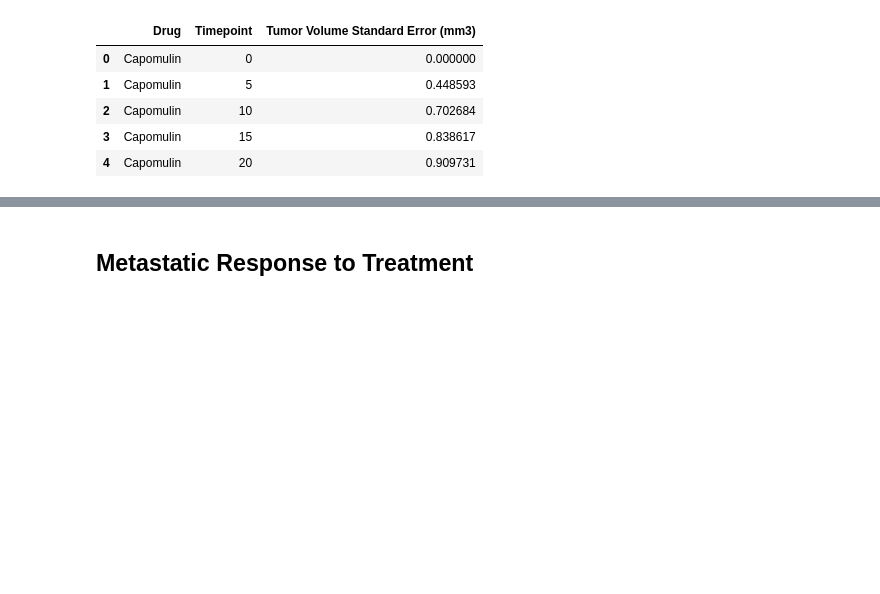
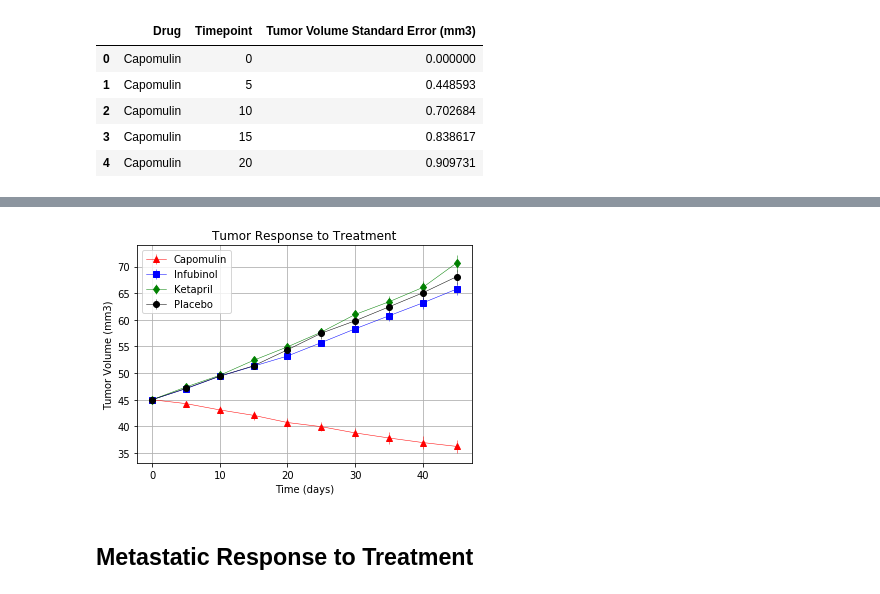
Before and after one commit to ppmayer/HW5_Matplotlib, a Jupyter notebook: Pymaceuticals/pymaceuticals_starter.ipynb, the cells around one changed output, grey strips where cells are left out. Drawn from its saved outputs; the diff is of its cells as text; code cells hidden in the pictures; blank space fills up the shorter version.

```diff
--- a/Pymaceuticals/pymaceuticals_starter.ipynb
+++ b/Pymaceuticals/pymaceuticals_starter.ipynb
@@ -149,0 +162,6 @@ plt.show()
+# %%
+# Create dataframe like above with standard errors per mean
+grouped_tumor_data_for_SE_rearranged=grouped_tumor_data_for_SE.pivot(index="Timepoint",columns="Drug")
+grouped_tumor_data_for_SE_rearranged.columns = [col[1] for col in grouped_tumor_data_for_SE_rearranged.columns]
+# Preview that Reformatting worked
+grouped_tumor_data_for_SE_rearranged.head()
@@ -150,3 +176,26 @@ plt.show()
+# %%
+# Generate the Plot (with Error Bars)
+
+plt.errorbar(grouped_tumor_data_for_mean_rearranged.index,grouped_tumor_data_for_mean_rearranged['Capomulin'],
+             yerr=grouped_tumor_data_for_SE_rearranged['Capomulin'],
+             fmt="o", color="r",linestyle='-',linewidth=0.5,marker='^')
+plt.errorbar(grouped_tumor_data_for_mean_rearranged.index,grouped_tumor_data_for_mean_rearranged['Infubinol'],
+             yerr=grouped_tumor_data_for_SE_rearranged['Infubinol'],
+             fmt="o", color="b",linestyle='-',linewidth=0.5,marker='s')
+plt.errorbar(grouped_tumor_data_for_mean_rearranged.index,grouped_tumor_data_for_mean_rearranged['Ketapril'],
+             yerr=grouped_tumor_data_for_SE_rearranged['Ketapril'],
+             fmt="o", color="g",linestyle='-',linewidth=0.5,marker='d')
+plt.errorbar(grouped_tumor_data_for_mean_rearranged.index,grouped_tumor_data_for_mean_rearranged['Placebo'],
+             yerr=grouped_tumor_data_for_SE_rearranged['Placebo'], fmt="o", color="k",linestyle='-',linewidth=0.5)
+plt.legend()
+plt.grid()
+plt.xlabel('Time (days)')
+plt.ylabel('Tumor Volume (mm3)')
+plt.title('Tumor Response to Treatment')
+# Save the Figure
+plt.show()
+# %% [output]
+[figure, added]
 # %% [markdown]
 ## Metastatic Response to Treatment
 # %%
```
Also changed, not shown: parts of 19 cells of this notebook.
